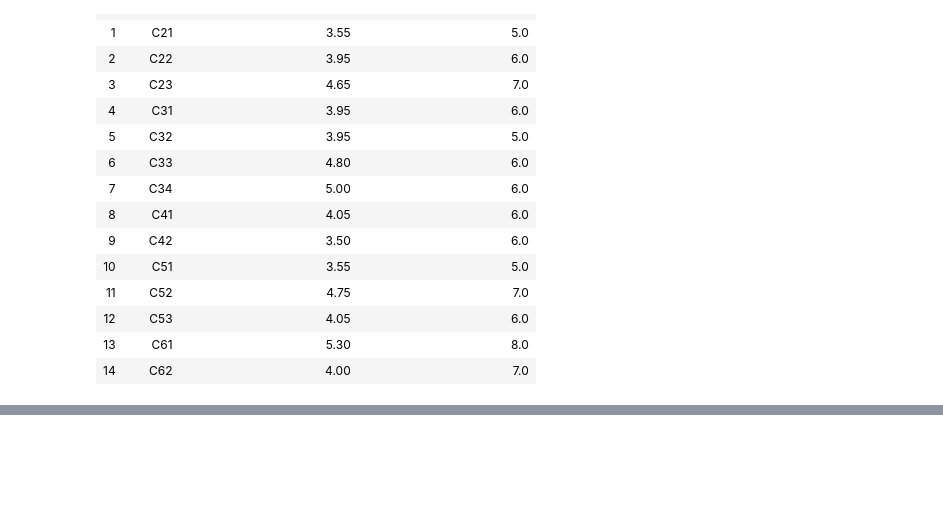
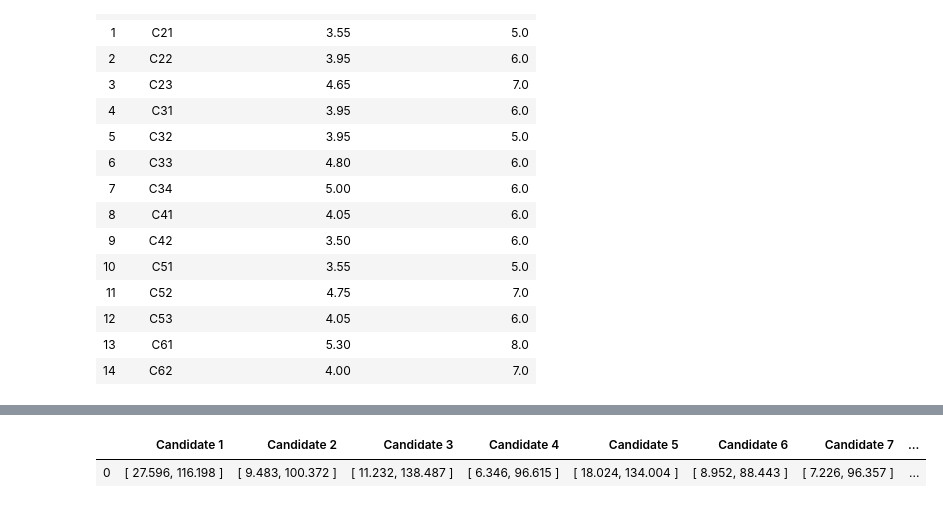
Before and after one commit to NatalijaGajic/grey_theory_mcdm, a Jupyter notebook: grey_edas.ipynb, the cells around one changed output, grey strips where cells are left out. Saved outputs shown, nothing was run; the diff lists cells and outputs as text; code cells hidden in the pictures; blank space fills up the shorter version.

```diff
--- a/grey_edas.ipynb
+++ b/grey_edas.ipynb
@@ -222,0 +275,9 @@ nda_matrix_df
+# %%
+# weighted sum of the grey NDA
+
+weighted_nda_str = get_str_matrix_of_grey_nums(weighted_nda_matrix)
+weighted_nda_df = pd.DataFrame(weighted_nda_str, columns = ['Candidate '+str(i+1) for i in range(num_of_candidates)])
+weighted_nda_df
+# %% [output]
+|  | Candidate 1 | Candidate 2 | Candidate 3 | Candidate 4 | Candidate 5 | Candidate 6 | Candidate 7 | ... |
+| 0 | [ 27.596, 116.198 ] | [ 9.483, 100.372 ] | [ 11.232, 138.487 ] | [ 6.346, 96.615 ] | [ 18.024, 134.004 ] | [ 8.952, 88.443 ] | [ 7.226, 96.357 ] | ... |
```
Also changed, not shown: parts of 13 cells of this notebook.
